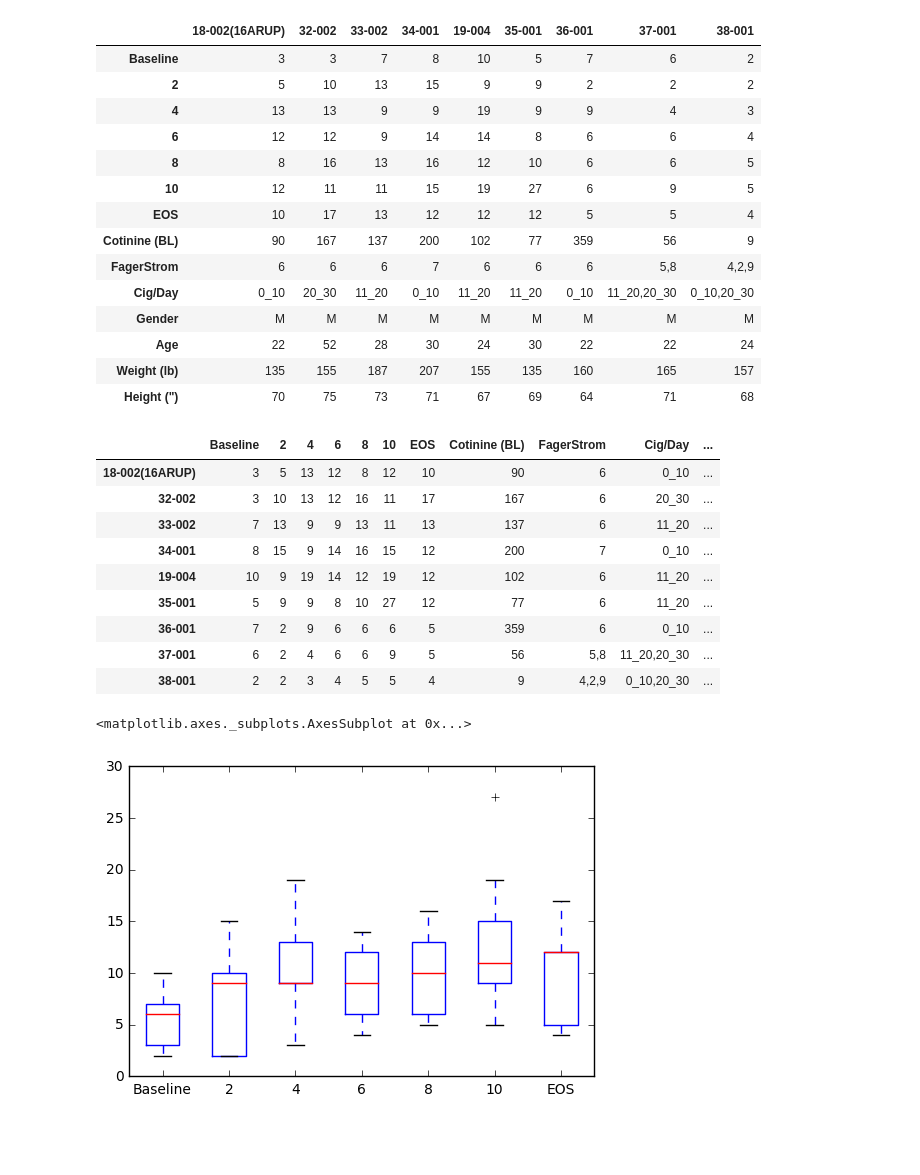
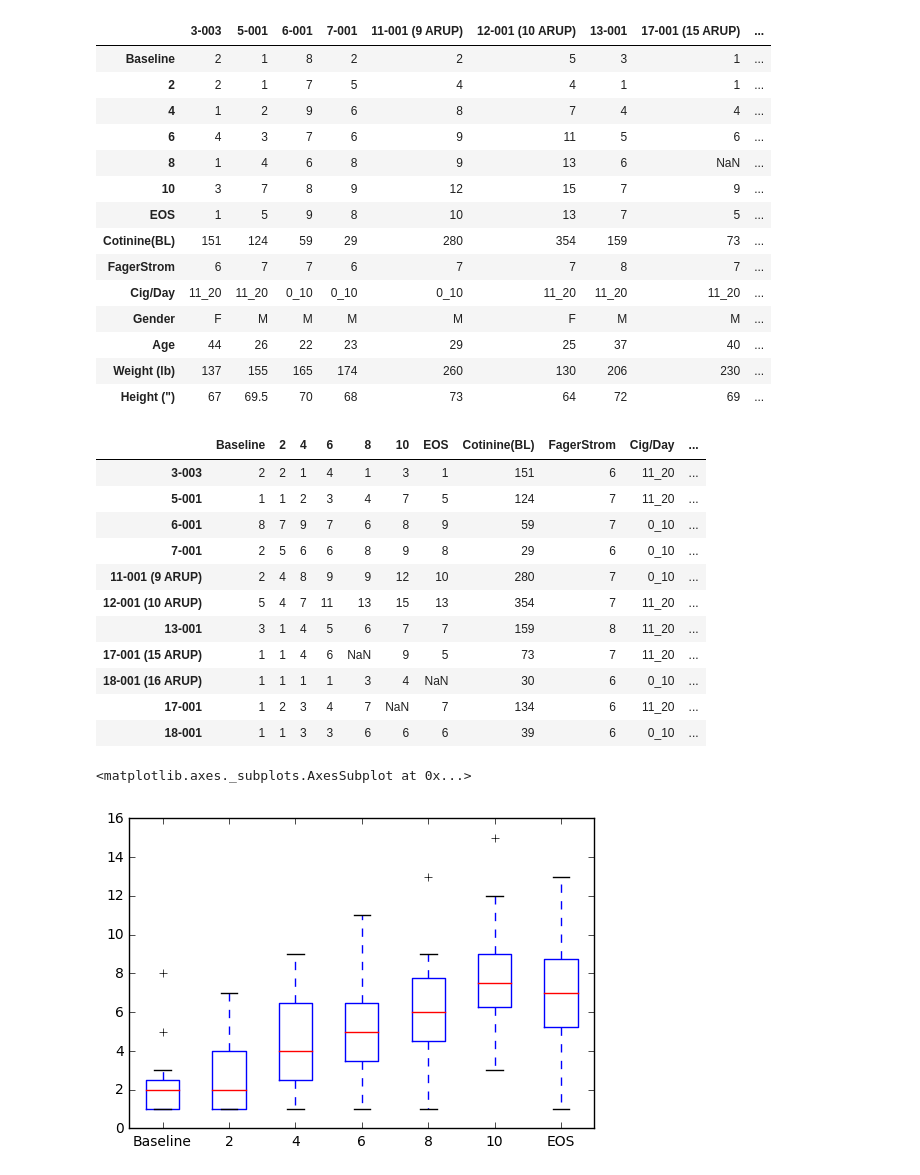
Before and after one commit to hstrey/nicotine-paper, a Jupyter notebook: 10 puff figure.ipynb, the cells around one changed output. Saved outputs shown, nothing was run; the diff lists cells and outputs as text; code cells hidden in the pictures; blank space fills up the shorter version.

```diff
--- a/10 puff figure.ipynb
+++ b/10 puff figure.ipynb
@@ -4,46 +4,51 @@ import numpy as np
 import matplotlib.pylab as plt
 import pandas as pd
 # %%
-puff10=pd.read_csv("10_Puff_4_Min_Nicotine_BloodResults.csv",index_col=0)
+puff10=pd.read_csv("10Puff.csv",index_col=0)
 # %%
 puff10
 # %% [output]
-|  | 18-002(16ARUP) | 32-002 | 33-002 | 34-001 | 19-004 | 35-001 | 36-001 | 37-001 | 38-001 |
-| Baseline | 3 | 3 | 7 | 8 | 10 | 5 | 7 | 6 | 2 |
-| 2 | 5 | 10 | 13 | 15 | 9 | 9 | 2 | 2 | 2 |
-| 4 | 13 | 13 | 9 | 9 | 19 | 9 | 9 | 4 | 3 |
-| 6 | 12 | 12 | 9 | 14 | 14 | 8 | 6 | 6 | 4 |
-| 8 | 8 | 16 | 13 | 16 | 12 | 10 | 6 | 6 | 5 |
-| 10 | 12 | 11 | 11 | 15 | 19 | 27 | 6 | 9 | 5 |
-| EOS | 10 | 17 | 13 | 12 | 12 | 12 | 5 | 5 | 4 |
-| Cotinine (BL) | 90 | 167 | 137 | 200 | 102 | 77 | 359 | 56 | 9 |
-| FagerStrom | 6 | 6 | 6 | 7 | 6 | 6 | 6 | 5,8 | 4,2,9 |
-| Cig/Day | 0_10 | 20_30 | 11_20 | 0_10 | 11_20 | 11_20 | 0_10 | 11_20,20_30 | 0_10,20_30 |
-| Gender | M | M | M | M | M | M | M | M | M |
-| Age | 22 | 52 | 28 | 30 | 24 | 30 | 22 | 22 | 24 |
-| Weight (lb) | 135 | 155 | 187 | 207 | 155 | 135 | 160 | 165 | 157 |
-| Height (") | 70 | 75 | 73 | 71 | 67 | 69 | 64 | 71 | 68 |
+|  | 3-003 | 5-001 | 6-001 | 7-001 | 11-001 (9 ARUP) | 12-001 (10 ARUP) | 13-001 | 17-001 (15 ARUP) | ... |
+| Baseline | 2 | 1 | 8 | 2 | 2 | 5 | 3 | 1 | ... |
+| 2 | 2 | 1 | 7 | 5 | 4 | 4 | 1 | 1 | ... |
+| 4 | 1 | 2 | 9 | 6 | 8 | 7 | 4 | 4 | ... |
+| 6 | 4 | 3 | 7 | 6 | 9 | 11 | 5 | 6 | ... |
+| 8 | 1 | 4 | 6 | 8 | 9 | 13 | 6 | NaN | ... |
+| 10 | 3 | 7 | 8 | 9 | 12 | 15 | 7 | 9 | ... |
+| EOS | 1 | 5 | 9 | 8 | 10 | 13 | 7 | 5 | ... |
+| Cotinine(BL) | 151 | 124 | 59 | 29 | 280 | 354 | 159 | 73 | ... |
+| FagerStrom | 6 | 7 | 7 | 6 | 7 | 7 | 8 | 7 | ... |
+| Cig/Day | 11_20 | 11_20 | 0_10 | 0_10 | 0_10 | 11_20 | 11_20 | 11_20 | ... |
+| Gender | F | M | M | M | M | F | M | M | ... |
+| Age | 44 | 26 | 22 | 23 | 29 | 25 | 37 | 40 | ... |
+| Weight (lb) | 137 | 155 | 165 | 174 | 260 | 130 | 206 | 230 | ... |
+| Height (") | 67 | 69.5 | 70 | 68 | 73 | 64 | 72 | 69 | ... |
 # %%
 puff10t = puff10.transpose()
 puff10t
 # %% [output]
-|  | Baseline | 2 | 4 | 6 | 8 | 10 | EOS | Cotinine (BL) | FagerStrom | Cig/Day | ... |
-| 18-002(16ARUP) | 3 | 5 | 13 | 12 | 8 | 12 | 10 | 90 | 6 | 0_10 | ... |
-| 32-002 | 3 | 10 | 13 | 12 | 16 | 11 | 17 | 167 | 6 | 20_30 | ... |
-| 33-002 | 7 | 13 | 9 | 9 | 13 | 11 | 13 | 137 | 6 | 11_20 | ... |
-| 34-001 | 8 | 15 | 9 | 14 | 16 | 15 | 12 | 200 | 7 | 0_10 | ... |
-| 19-004 | 10 | 9 | 19 | 14 | 12 | 19 | 12 | 102 | 6 | 11_20 | ... |
-| 35-001 | 5 | 9 | 9 | 8 | 10 | 27 | 12 | 77 | 6 | 11_20 | ... |
-| 36-001 | 7 | 2 | 9 | 6 | 6 | 6 | 5 | 359 | 6 | 0_10 | ... |
-| 37-001 | 6 | 2 | 4 | 6 | 6 | 9 | 5 | 56 | 5,8 | 11_20,20_30 | ... |
-| 38-001 | 2 | 2 | 3 | 4 | 5 | 5 | 4 | 9 | 4,2,9 | 0_10,20_30 | ... |
+|  | Baseline | 2 | 4 | 6 | 8 | 10 | EOS | Cotinine(BL) | FagerStrom | Cig/Day | ... |
+| 3-003 | 2 | 2 | 1 | 4 | 1 | 3 | 1 | 151 | 6 | 11_20 | ... |
+| 5-001 | 1 | 1 | 2 | 3 | 4 | 7 | 5 | 124 | 7 | 11_20 | ... |
+| 6-001 | 8 | 7 | 9 | 7 | 6 | 8 | 9 | 59 | 7 | 0_10 | ... |
+| 7-001 | 2 | 5 | 6 | 6 | 8 | 9 | 8 | 29 | 6 | 0_10 | ... |
+| 11-001 (9 ARUP) | 2 | 4 | 8 | 9 | 9 | 12 | 10 | 280 | 7 | 0_10 | ... |
+| 12-001 (10 ARUP) | 5 | 4 | 7 | 11 | 13 | 15 | 13 | 354 | 7 | 11_20 | ... |
+| 13-001 | 3 | 1 | 4 | 5 | 6 | 7 | 7 | 159 | 8 | 11_20 | ... |
+| 17-001 (15 ARUP) | 1 | 1 | 4 | 6 | NaN | 9 | 5 | 73 | 7 | 11_20 | ... |
+| 18-001 (16 ARUP) | 1 | 1 | 1 | 1 | 3 | 4 | NaN | 30 | 6 | 0_10 | ... |
+| 17-001 | 1 | 2 | 3 | 4 | 7 | NaN | 7 | 134 | 6 | 11_20 | ... |
+| 18-001 | 1 | 1 | 3 | 3 | 6 | 6 | 6 | 39 | 6 | 0_10 | ... |
 # %%
 plot_x = ["Baseline","2","4","6","8","10","EOS"]
 num_columns = ['Age','Weight (lb)','Height (")']
 puff10t[plot_x]=puff10t[plot_x].apply(pd.to_numeric)
 puff10t[num_columns]=puff10t[num_columns].apply(pd.to_numeric)
+# create new column "offset" and set value to zero if value is 1 (one could mean anything below 2)
+puff10t["offset"]=puff10t["Baseline"]
+puff10t.loc[puff10t["offset"]==1,"offset"]=0
 puff10t[plot_x].plot(kind='box')
 # %% [output]
 <matplotlib.axes._subplots.AxesSubplot at 0x...>
-[figure, old version]
+[figure, new version]
 # %%
```
Also changed, not shown: parts of 6 cells of this notebook, 1 other file.
